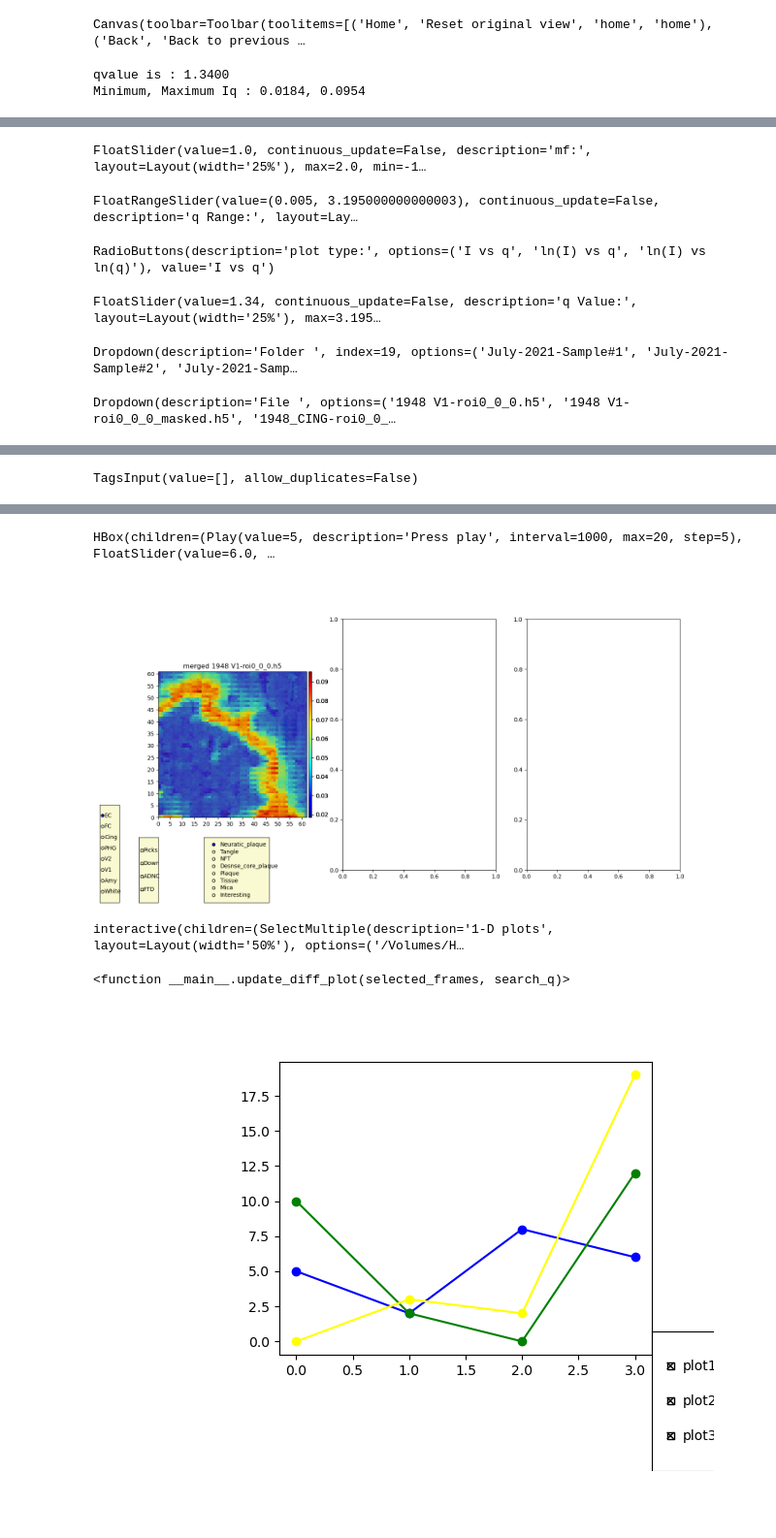
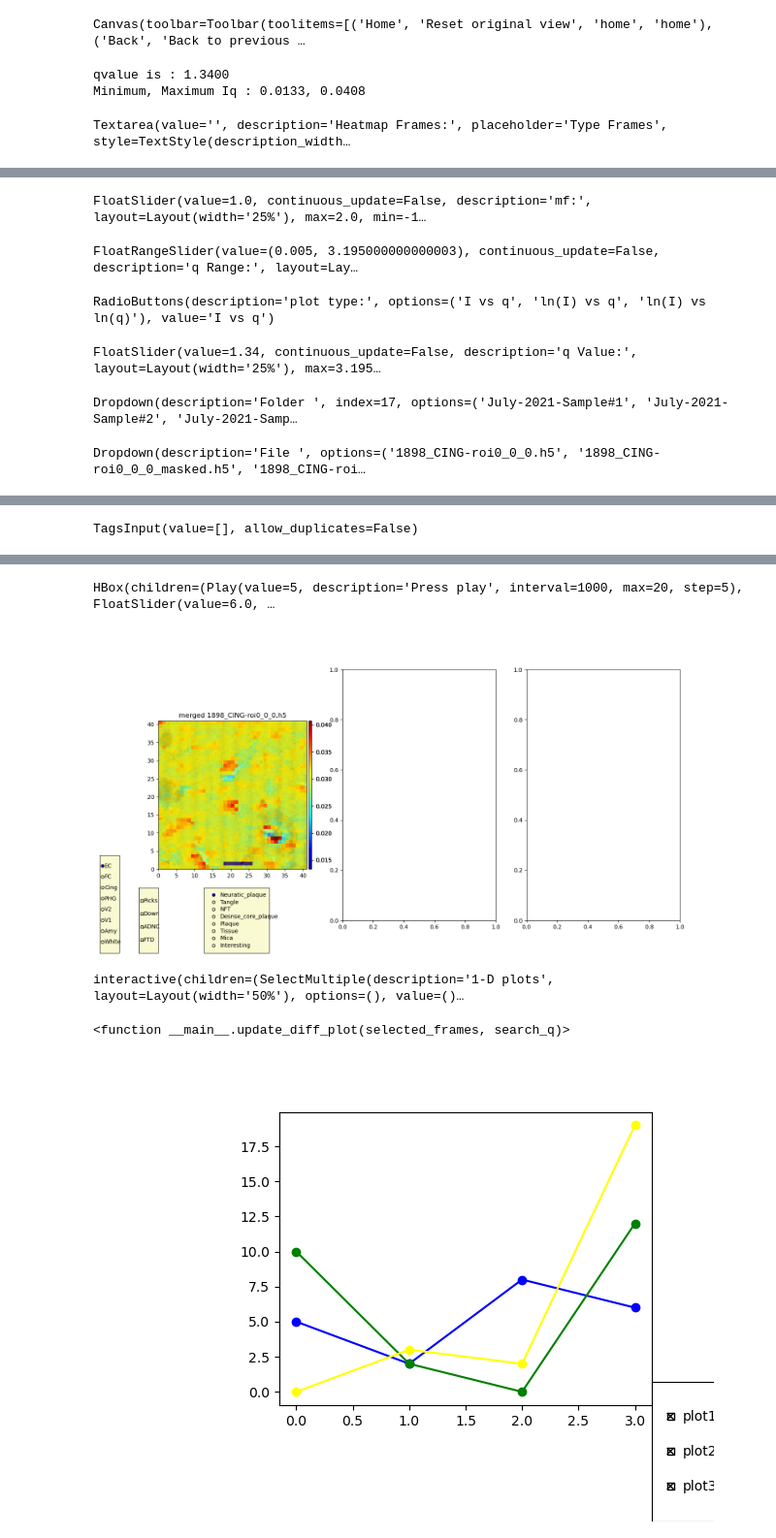
Before and after one commit to eeedinar/Alzheimers, a Jupyter notebook: visualization.ipynb, the cells around one changed output, grey strips where cells are left out. Shown at 97% size. Cells and saved outputs as stored; diff of their text form; code cells hidden in the pictures; blank space fills up the shorter version.

```diff
--- a/visualization.ipynb
+++ b/visualization.ipynb
@@ -3,10 +3,12 @@
 %matplotlib widget
 # %%
 from essential_func import *
+from analysis_data import *
+
 qgrid2 = np.hstack([np.arange(0.005, 0.0499, 0.001), np.arange(0.05, 0.099, 0.002), np.arange(0.1, 3.2, 0.005)])
 
 samples_csv                = 'data_directory.csv'
-default_sample_dir         = 'Mar-2023-Sample#1948'      # 'July-2021-Sample#6'    '21-Nov'   'July-sorted'   '20-Dec'    '22-Oct'   'Oct-2022-1971'   'Mar-2023-Sample#1898'
+default_sample_dir         = 'Mar-2023-Sample#1898'      # 'July-2021-Sample#6'    '21-Nov'   'July-sorted'   '20-Dec'    '22-Oct'   'Oct-2022-1971'   'Mar-2023-Sample#1898'
 csv_and_code_abs_directory = '/Users/bashit.a/Documents/Alzheimer/Codes/'
 
 dropdown_name, dropdown_name_list, cwd, exp_folder = change_python_path(dropdown_name = default_sample_dir, csv_file_location = csv_and_code_abs_directory, samples_csv = samples_csv)
@@ -952,6 +955,7 @@ q_value_widget = ipywidgets.FloatSlider(value      = 1.34, min = qgrid2[0],   ma
 search_q_w     = ipywidgets.FloatRangeSlider(value = (qgrid2[0], qgrid2[-1]), min=qgrid2[0],      max=qgrid2[-1],    step        = 0.05,   description='q Range:',  disabled=False,  continuous_update=False,  orientation='horizontal',  readout=True, readout_format='.3f',layout=ipywidgets.Layout(width='50%') )
 plot_w         = ipywidgets.RadioButtons(value     = 'I vs q', options=['I vs q', 'ln(I) vs q', 'ln(I) vs ln(q)'],   description = 'plot type:',  disabled=False, ) #  continuous_update=False,  orientation='vertical',  readout=True,
 mf_widget      = ipywidgets.FloatSlider (value     = 1,    min = -1,         max=2, step=0.01,  description='mf:', disabled    = False, continuous_update=False, layout=ipywidgets.Layout(width='25%'), readout=True, readout_format='.3f', style= {'description_width': 'initial'})
+frames_text_w  = ipywidgets.Textarea(value='', placeholder='Type Frames', description='Heatmap Frames:', disabled=False, style= {'description_width': 'initial'})
 os.chdir(directory)
 
 ### create class
@@ -990,8 +994,18 @@ class overlaying(object):
         alpha = self.alpha if alpha==None else alpha
 
         ### plotting heatmap
-        self.f, self.img_orig    = plot_heat_map_from_file(self.file, qgrid2, scatterings = ('merged',), heatmap_rep_value = 'point', arg_qvalue = q_value, cmap = 'jet', \
-                                                        args = (self.f, self.axs[0]), data_binning=False, bins = None )     # discrete_cmap(N=5, base_cmap = 'cubehelix')     viridis
+
+        if frames_text_w.value == '':
+            self.f, self.img_orig    = plot_heat_map_from_file(self.file, qgrid2, scatterings = ('merged',), heatmap_rep_value = 'point', arg_qvalue = q_value, cmap = 'jet', \
+                                                            args = (self.f, self.axs[0]), data_binning=False, bins = None )     # discrete_cmap(N=5, base_cmap = 'cubehelix')     viridis
+        else:
+            frames_txt = flatten(pd.eval(frames_text_w.value))
+            sna = snaking(self.Width, self.Height , np.arange(0, self.Width*self.Height))
+            self.img_orig = from_clusterFr_ceffs_to_matrix(np.array([np.zeros((self.Height, self.Width)),sna]), frames_txt, [1]*len(frames_txt))
+
+            plot_heat_map_from_data(self.img_orig[0], self.Width, self.Height, args = (self.f, self.axs[0]), title= f'merged {self.file}', cmap='jet', alpha=None)
+
+
         if os.path.isfile(f'silver_staining/{h5_top_group(matplobtlib_obj.file)}_label.png'):
             stained_img = f'silver_staining/{h5_top_group(matplobtlib_obj.file)}_label.png'
             self.plot_silver_staining(stained_img, alpha)
@@ -1127,6 +1141,7 @@ def update_file(*args):
     print(matplobtlib_obj)
     frame_w.value = 0
     frame_w.max   = matplobtlib_obj.Width*matplobtlib_obj.Height
+    print(dropdown_file.value)
 
 dropdown_file.observe(update_file, names='value')
 
@@ -1144,10 +1159,10 @@ def update_frame(_):
     tags_w.value = matplobtlib_obj.log
 frame_w.observe(update_frame, names='value')
 
-def update_qvalue(qvalue):
+def update_qvalue(qvalue, frames_text):
     matplobtlib_obj.clear_subplots(matplobtlib_obj.axs[0])                                    # clear axes plot
     matplobtlib_obj.plot_heatmap(q_value=qvalue, alpha=alpha_w.value/20)
-ui_qvalue = ipywidgets.interactive(update_qvalue, qvalue=q_value_widget)
+ui_qvalue = ipywidgets.interactive(update_qvalue, qvalue=q_value_widget, frames_text = frames_text_w)
 
 def update_alpha(alpha):
     alpha = alpha/20
@@ -1193,44 +1208,45 @@ def update_tags(_):
     if set(matplobtlib_obj.log) == set(tags_w.value):
         return
 
     alpha = alpha_w.value/20
 
     # directory = dropdown_to_abs_dir(dropdown_dir.value, csv_and_code_abs_directory, samples_csv)
     # matplobtlib_obj.dir_file(directory, dropdown_file.value)
     # matplobtlib_obj.clear_subplots(matplobtlib_obj.axs[0])                                    # clear axes plot
     # matplobtlib_obj.plot_heatmap(q_value=q_value_widget.value, alpha=alpha)
 
     matplobtlib_obj.clear_subplots(matplobtlib_obj.axs[1])                                    # clear axes plot
     matplobtlib_obj.log = []
 
     # tags_w.value = matplobtlib_obj.log
     for elem in set(tags_w.value):
         # file  = elem.split()[0]
 
         directory, file, frame, mf = tag_extracttion(elem)
 
         matplobtlib_obj.dir_file(directory, file)
         matplobtlib_obj.plot_one_d(matplobtlib_obj.axs[1], frame=frame,  plot_x_vs_y = plot_w.value, search_q=search_q_w.value, mf=mf, clear = False)
 
 tags_w.observe(update_tags, names='value')
 
-display(frame_w, mf_widget, search_q_w, plot_w, q_value_widget, dropdown_dir, dropdown_file, button_w, tags_w, output)
+display(frames_text_w, frame_w, mf_widget, search_q_w, plot_w, q_value_widget, dropdown_dir, dropdown_file, button_w, tags_w, output)
 ipywidgets.HBox([play, alpha_w])
 # %% [output]
 qvalue is : 1.3400
-Minimum, Maximum Iq : 0.0184, 0.0954
+Minimum, Maximum Iq : 0.0133, 0.0408
+Textarea(value='', description='Heatmap Frames:', placeholder='Type Frames', style=TextStyle(description_width…
 [interactive output not drawn]
-FloatSlider(value=1.0, continuous_update=False, description='mf:', layout=Layout(width='25%'), max=2.0, min=-1…
-FloatRangeSlider(value=(0.005, 3.195000000000003), continuous_update=False, description='q Range:', layout=Lay…
+FloatSlider(value=1.0, continuous_update=False, description='mf:', layout=Layout(width='25%'), max=2.0, min=-1…
-RadioButtons(description='plot type:', options=('I vs q', 'ln(I) vs q', 'ln(I) vs ln(q)'), value='I vs q')
+FloatRangeSlider(value=(0.005, 3.195000000000003), continuous_update=False, description='q Range:', layout=Lay…
-FloatSlider(value=1.34, continuous_update=False, description='q Value:', layout=Layout(width='25%'), max=3.195…
+RadioButtons(description='plot type:', options=('I vs q', 'ln(I) vs q', 'ln(I) vs ln(q)'), value='I vs q')
-Dropdown(description='Folder ', index=19, options=('July-2021-Sample#1', 'July-2021-Sample#2', 'July-2021-Samp…
+FloatSlider(value=1.34, continuous_update=False, description='q Value:', layout=Layout(width='25%'), max=3.195…
-Dropdown(description='File ', options=('1948 V1-roi0_0_0.h5', '1948 V1-roi0_0_0_masked.h5', '1948_CING-roi0_0_…
+Dropdown(description='Folder ', index=17, options=('July-2021-Sample#1', 'July-2021-Sample#2', 'July-2021-Samp…
+Dropdown(description='File ', options=('1898_CING-roi0_0_0.h5', '1898_CING-roi0_0_0_masked.h5', '1898_CING-roi…
 [interactive output not drawn]
-TagsInput(value=[], allow_duplicates=False)
+TagsInput(value=[], allow_duplicates=False)
 [interactive output not drawn]
-HBox(children=(Play(value=5, description='Press play', interval=1000, max=20, step=5), FloatSlider(value=6.0, …
+HBox(children=(Play(value=5, description='Press play', interval=1000, max=20, step=5), FloatSlider(value=6.0, …
-[figure, old version]
+[figure, new version]
 # %%
 tags_w.value
 
@@ -1258,7 +1274,7 @@ def update_diff_plot(selected_frames, search_q):
     matplobtlib_obj.axs[2].hlines([0], qgrid2[q_min_idx], qgrid2[q_max_idx], color='black')
 ipywidgets.interact_manual(update_diff_plot, selected_frames = select_frames_w, search_q=search_q_w)
 # %% [output]
-interactive(children=(SelectMultiple(description='1-D plots', layout=Layout(width='50%'), options=('/Volumes/H…
+interactive(children=(SelectMultiple(description='1-D plots', layout=Layout(width='50%'), options=(), value=()…
 <function __main__.update_diff_plot(selected_frames, search_q)>
 # %%
 ### Heatmap
```
Also changed, not shown: parts of 8 cells of this notebook, 6 other files.
